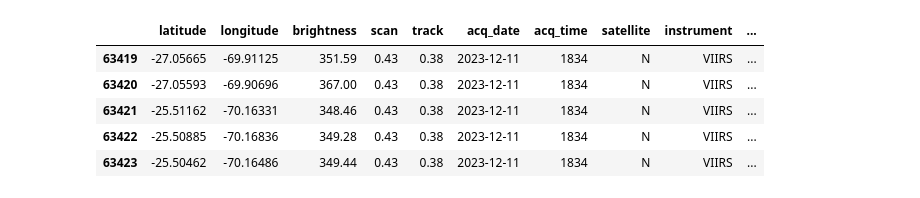
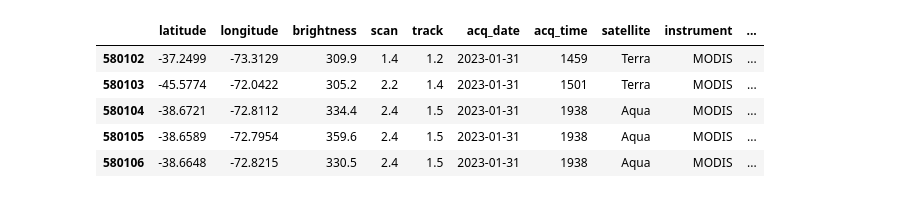
Before and after one commit to sebastiantare/chileanfires, a Jupyter notebook: notebooks/MergeFiles.ipynb, the cells around one changed output. Drawn from its saved outputs; the diff is of its cells as text; code cells hidden in the pictures.

Commit message:
new data

```diff
--- a/notebooks/MergeFiles.ipynb
+++ b/notebooks/MergeFiles.ipynb
@@ -27,5 +40,5 @@ df1.tail()
 # %%
-df2 = pd.read_csv('./data/fire_nrt_SV-C2_409232.csv')
+df2 = pd.read_csv('../data/DL_FIRE_SV-C2_412810/fire_archive_SV-C2_412810.csv')
 df2['acq_date'] = pd.to_datetime(df2['acq_date'])
 df2 = df2.sort_values(by=['acq_date', 'acq_time'], ascending=True)
 df2.tail()
@@ -44,0 +52,5 @@ max_date_a, max_date_b
+# %%
+df3 = pd.read_csv('../data/DL_FIRE_SV-C2_412810/fire_nrt_SV-C2_412810.csv')
+df3['acq_date'] = pd.to_datetime(df3['acq_date'])
+df3 = df3.sort_values(by=['acq_date', 'acq_time'], ascending=True)
+df3.tail()
@@ -44,0 +66,5 @@ max_date_a, max_date_b
+# %%
+df4 = pd.read_csv('../data/DL_FIRE_M-C61_412808/fire_nrt_M-C61_412808.csv')
+df4['acq_date'] = pd.to_datetime(df4['acq_date'])
+df4 = df4.sort_values(by=['acq_date', 'acq_time'], ascending=True)
+df4.tail()
@@ -44,0 +78,5 @@ max_date_a, max_date_b
+# %%
+df5 = pd.read_csv('../data/DL_FIRE_M-C61_412808/fire_archive_M-C61_412808.csv')
+df5['acq_date'] = pd.to_datetime(df5['acq_date'])
+df5 = df5.sort_values(by=['acq_date', 'acq_time'], ascending=True)
+df5.tail()
@@ -45,14 +92,13 @@ max_date_a, max_date_b
 # %%
-df1.drop(columns=['type'], inplace=True)
-merged_df = pd.concat([df1, df2], axis=0)
+merged_df = pd.concat([df1, df2, df3, df4, df5], axis=0).reset_index(drop=True)
 merged_df.tail()
 # %% [output]
 |  | latitude | longitude | brightness | scan | track | acq_date | acq_time | satellite | instrument | ... |
-| 63419 | -27.05665 | -69.91125 | 351.59 | 0.43 | 0.38 | 2023-12-11 | 1834 | N | VIIRS | ... |
-| 63420 | -27.05593 | -69.90696 | 367.00 | 0.43 | 0.38 | 2023-12-11 | 1834 | N | VIIRS | ... |
-| 63421 | -25.51162 | -70.16331 | 348.46 | 0.43 | 0.38 | 2023-12-11 | 1834 | N | VIIRS | ... |
-| 63422 | -25.50885 | -70.16836 | 349.28 | 0.43 | 0.38 | 2023-12-11 | 1834 | N | VIIRS | ... |
-| 63423 | -25.50462 | -70.16486 | 349.44 | 0.43 | 0.38 | 2023-12-11 | 1834 | N | VIIRS | ... |
+| 580102 | -37.2499 | -73.3129 | 309.9 | 1.4 | 1.2 | 2023-01-31 | 1459 | Terra | MODIS | ... |
+| 580103 | -45.5774 | -72.0422 | 305.2 | 2.2 | 1.4 | 2023-01-31 | 1501 | Terra | MODIS | ... |
+| 580104 | -38.6721 | -72.8112 | 334.4 | 2.4 | 1.5 | 2023-01-31 | 1938 | Aqua | MODIS | ... |
+| 580105 | -38.6589 | -72.7954 | 359.6 | 2.4 | 1.5 | 2023-01-31 | 1938 | Aqua | MODIS | ... |
+| 580106 | -38.6648 | -72.8215 | 330.5 | 2.4 | 1.5 | 2023-01-31 | 1938 | Aqua | MODIS | ... |
 # %%
 def parse_time(value):
     hours = value // 100
```
Also changed, not shown: parts of 29 cells of this notebook, 33 other files.
